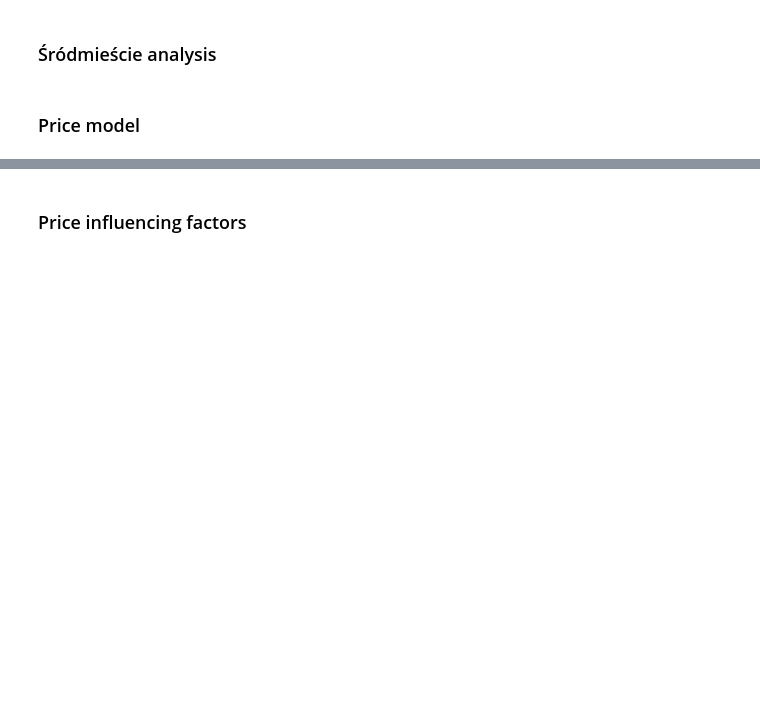
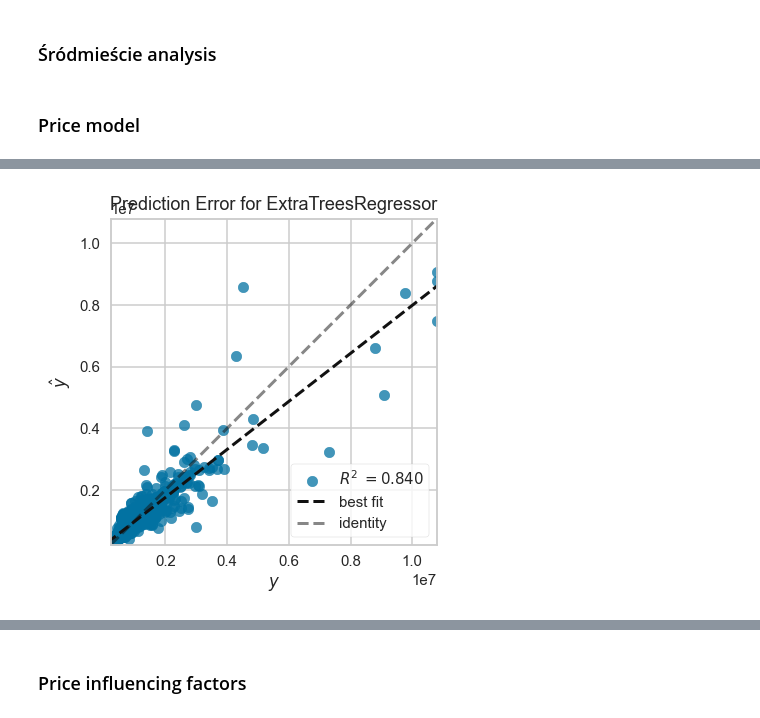
Before and after one commit to CarJung/Uni, a Jupyter notebook: Warsaw_flats/Report.ipynb, the cells around one changed output, grey strips where cells are left out. Drawn from its saved outputs; the diff is of its cells as text; code cells hidden in the pictures; blank space fills up the shorter version.

```diff
--- a/Warsaw_flats/Report.ipynb
+++ b/Warsaw_flats/Report.ipynb
@@ -168,0 +218,3 @@ plt.xticks(np.arange(np.min(data['max_level']), 25, 2.0));
+# %%
+plot_model(best, plot = 'error', scale=1.5)
+# %% [output]
@@ -168,0 +222 @@ plt.xticks(np.arange(np.min(data['max_level']), 25, 2.0));
+[figure, added]
```
Also changed, not shown: parts of 19 cells of this notebook.
